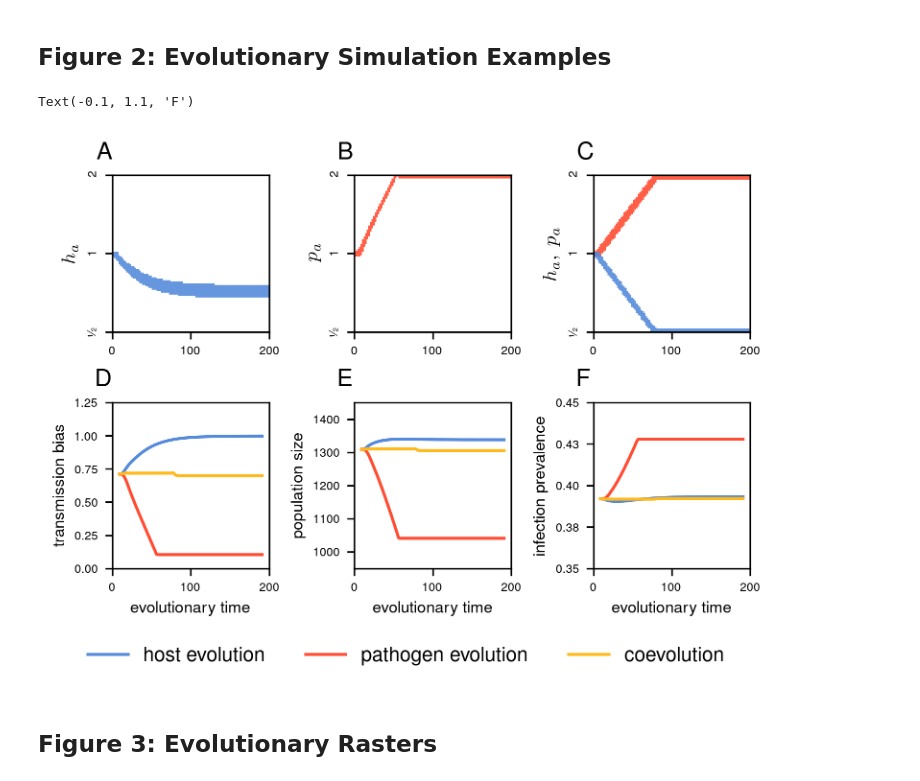
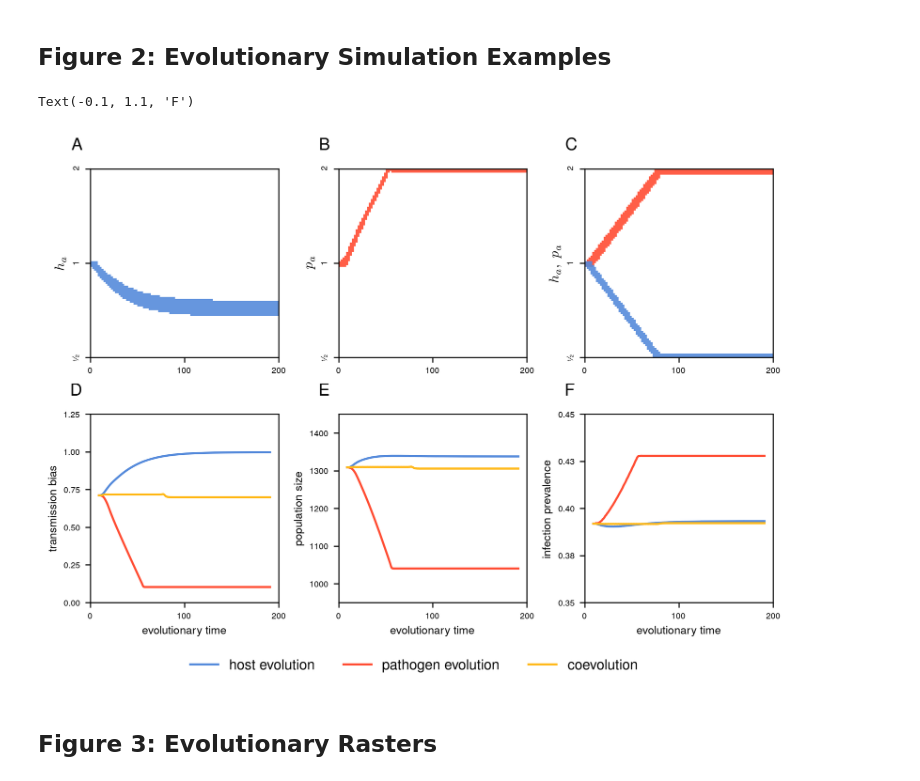
Before and after one commit to svhulse/transmission-coevolution, a Jupyter notebook: figures.ipynb, the cells around one changed output. Cells and saved outputs as stored; diff of their text form; code cells hidden in the pictures.

```diff
--- a/figures.ipynb
+++ b/figures.ipynb
@@ -91,7 +91,7 @@ fig.savefig('figures/fig_1.svg', bbox_inches='tight')
 # %% [markdown]
 ## Figure 2: Evolutionary Simulation Examples
 # %%
-fig, ax = plt.subplots(figsize=(5,3.5), ncols=3, nrows=2, layout='compressed')
+fig, ax = plt.subplots(figsize=(7.5,5), ncols=3, nrows=2, layout='compressed')
 
 def make_image(Sa, Ia):
     Sa_img = Sa / np.max(Sa)
@@ -153,34 +153,34 @@ ax[1,2].plot(path_model.inf_prev(), label='pathogen evolution', color=path_color
 ax[1,2].plot(coevol_model.inf_prev(), label='coevolution', color=coevol_color)
 
 ax[1,0].set_ylim(0, 1.25)
 ax[1,1].set_ylim(950, 1450)
 ax[1,2].set_ylim(0.35, 0.45)
 
 for axis in ax[1,:]:
     axis.yaxis.set_major_locator(matplotlib.ticker.MaxNLocator(nbins=5))
     axis.yaxis.set_major_formatter(matplotlib.ticker.FormatStrFormatter('%.2f'))
     label_x_axis(axis)
     axis.set_xlabel(r'evolutionary time')
 
 ax[1,1].yaxis.set_major_formatter(matplotlib.ticker.FormatStrFormatter('%i'))
 
 
 ax[1,0].set_ylabel(r'transmission bias')
 ax[1,1].set_ylabel(r'population size')
 ax[1,2].set_ylabel(r'infection prevalence')
 
 lines, labels = ax[1,0].get_legend_handles_labels()
 fig.legend(lines, labels, ncol=3, loc='center', bbox_to_anchor=(0.5, -0.05), frameon=False)
 
 ax[0,0].annotate("A", xy=(-0.1, 1.1), xycoords="axes fraction", fontsize=plot_label_size)
 ax[0,1].annotate("B", xy=(-0.1, 1.1), xycoords="axes fraction", fontsize=plot_label_size)
 ax[0,2].annotate("C", xy=(-0.1, 1.1), xycoords="axes fraction", fontsize=plot_label_size)
 ax[1,0].annotate("D", xy=(-0.1, 1.1), xycoords="axes fraction", fontsize=plot_label_size)
 ax[1,1].annotate("E", xy=(-0.1, 1.1), xycoords="axes fraction", fontsize=plot_label_size)
 ax[1,2].annotate("F", xy=(-0.1, 1.1), xycoords="axes fraction", fontsize=plot_label_size)
 # %% [output]
 Text(-0.1, 1.1, 'F')
-[figure, old version]
+[figure, new version]
 # %%
 fig.savefig('figures/fig_2.svg', bbox_inches='tight')
 # %% [markdown]
```
Also changed, not shown: 1 other file.
